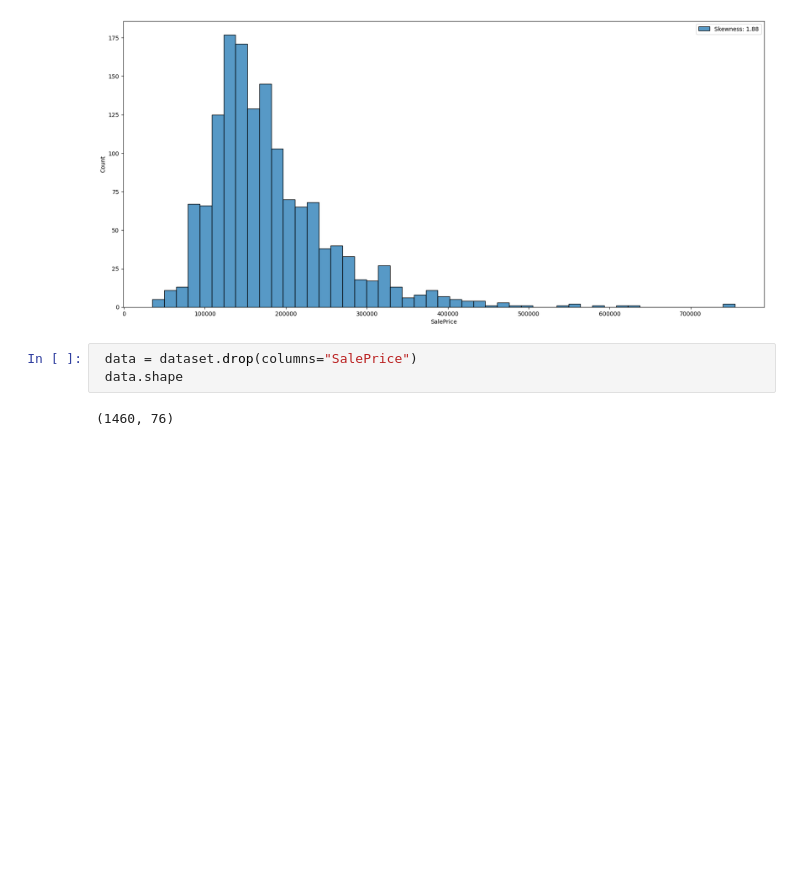
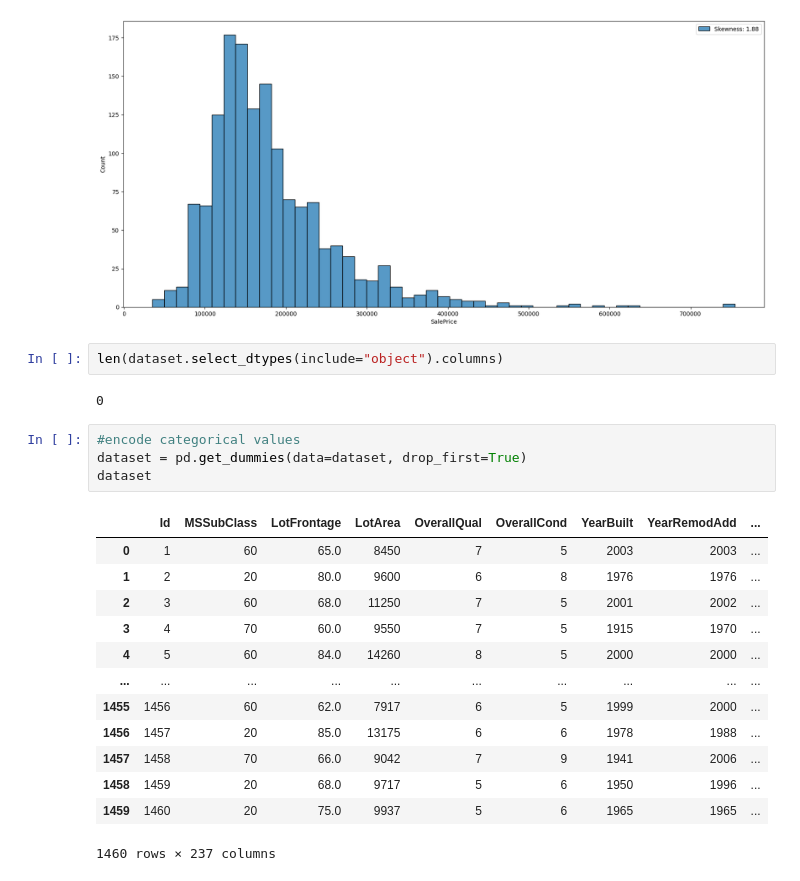
Before and after one commit to Dei-gratia/Machine-Learning-Projects, a Jupyter notebook: Machine Learning & Deep Learning Projects/House_prices_prediction.ipynb, the cells around one changed output. Drawn from its saved outputs; the diff is of its cells as text; blank space fills up the shorter version.

```diff
--- a/Machine Learning & Deep Learning Projects/House_prices_prediction.ipynb
+++ b/Machine Learning & Deep Learning Projects/House_prices_prediction.ipynb
@@ -199,8 +199,25 @@ bar.legend(["Skewness: {:.2f}".format(dataset["SalePrice"].skew())])
 plt.show()
 # %% [output]
 [figure]
-# %%
- data = dataset.drop(columns="SalePrice")
- data.shape
-# %% [output]
-(1460, 76)
+# %%
+len(dataset.select_dtypes(include="object").columns)
+# %% [output]
+0
+# %%
+#encode categorical values
+dataset = pd.get_dummies(data=dataset, drop_first=True)
+dataset
+# %% [output]
+|  | Id | MSSubClass | LotFrontage | LotArea | OverallQual | OverallCond | YearBuilt | YearRemodAdd | ... |
+| 0 | 1 | 60 | 65.0 | 8450 | 7 | 5 | 2003 | 2003 | ... |
+| 1 | 2 | 20 | 80.0 | 9600 | 6 | 8 | 1976 | 1976 | ... |
+| 2 | 3 | 60 | 68.0 | 11250 | 7 | 5 | 2001 | 2002 | ... |
+| 3 | 4 | 70 | 60.0 | 9550 | 7 | 5 | 1915 | 1970 | ... |
+| 4 | 5 | 60 | 84.0 | 14260 | 8 | 5 | 2000 | 2000 | ... |
+| ... | ... | ... | ... | ... | ... | ... | ... | ... | ... |
+| 1455 | 1456 | 60 | 62.0 | 7917 | 6 | 5 | 1999 | 2000 | ... |
+| 1456 | 1457 | 20 | 85.0 | 13175 | 6 | 6 | 1978 | 1988 | ... |
+| 1457 | 1458 | 70 | 66.0 | 9042 | 7 | 9 | 1941 | 2006 | ... |
+| 1458 | 1459 | 20 | 68.0 | 9717 | 5 | 6 | 1950 | 1996 | ... |
+| 1459 | 1460 | 20 | 75.0 | 9937 | 5 | 6 | 1965 | 1965 | ... |
+1460 rows × 237 columns
```
Also changed, not shown: parts of 2 cells of this notebook.
